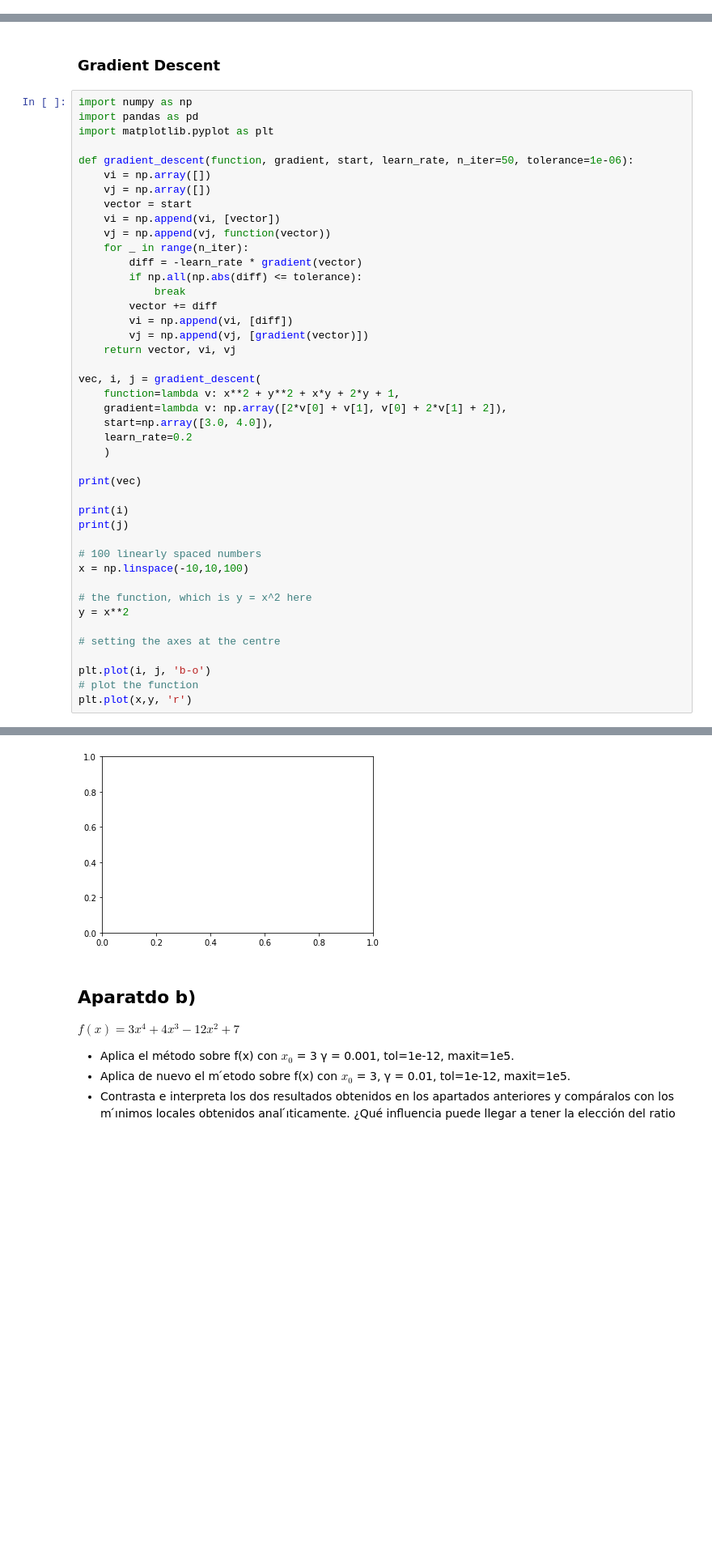
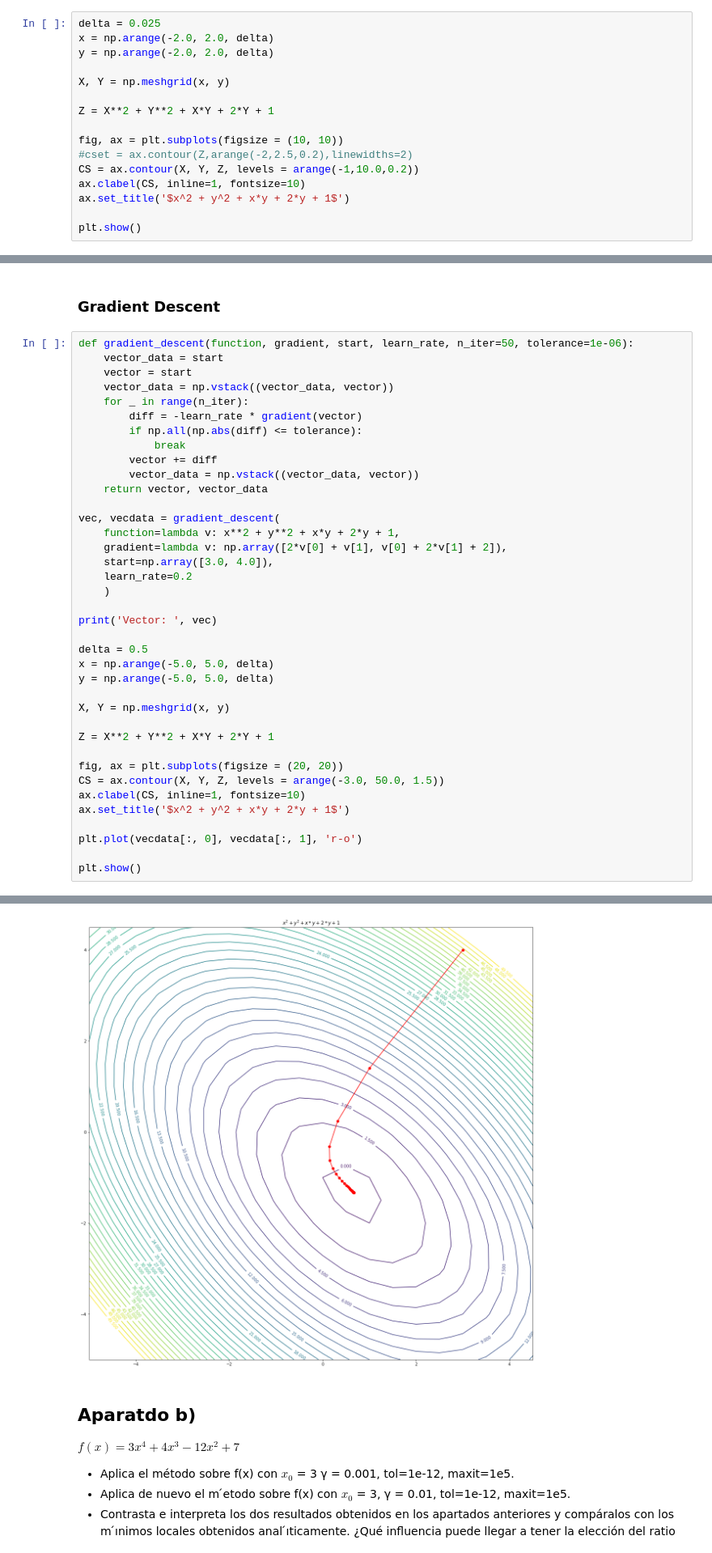
Before and after one commit to GZabalaG/AIMaster, a Jupyter notebook: Math for AI/Ejercicios_evaluables.ipynb, the cells around one changed output, grey strips where cells are left out. Shown at 81% size. Saved outputs shown, nothing was run; the diff lists cells and outputs as text; blank space fills up the shorter version.

```diff
--- a/Math for AI/Ejercicios_evaluables.ipynb
+++ b/Math for AI/Ejercicios_evaluables.ipynb
@@ -271,0 +260,16 @@ plt.show()
+# %%
+delta = 0.025
+x = np.arange(-2.0, 2.0, delta)
+y = np.arange(-2.0, 2.0, delta)
+
+X, Y = np.meshgrid(x, y)
+
+Z = X**2 + Y**2 + X*Y + 2*Y + 1
+
+fig, ax = plt.subplots(figsize = (10, 10))
+#cset = ax.contour(Z,arange(-2,2.5,0.2),linewidths=2)
+CS = ax.contour(X, Y, Z, levels = arange(-1,10.0,0.2))
+ax.clabel(CS, inline=1, fontsize=10)
+ax.set_title('$x^2 + y^2 + x*y + 2*y + 1$')
+
+plt.show()
@@ -272,46 +278,41 @@ plt.show()
 # %% [markdown]
 ### Gradient Descent
 # %%
-import numpy as np
-import pandas as pd
-import matplotlib.pyplot as plt
-
 def gradient_descent(function, gradient, start, learn_rate, n_iter=50, tolerance=1e-06):
-    vi = np.array([])
-    vj = np.array([])
+    vector_data = start
     vector = start
-    vi = np.append(vi, [vector])
-    vj = np.append(vj, function(vector))
+    vector_data = np.vstack((vector_data, vector))
     for _ in range(n_iter):
         diff = -learn_rate * gradient(vector)
         if np.all(np.abs(diff) <= tolerance):
             break
         vector += diff
-        vi = np.append(vi, [diff])
-        vj = np.append(vj, [gradient(vector)])
-    return vector, vi, vj
+        vector_data = np.vstack((vector_data, vector))
+    return vector, vector_data
 
-vec, i, j = gradient_descent(
+vec, vecdata = gradient_descent(
     function=lambda v: x**2 + y**2 + x*y + 2*y + 1,
     gradient=lambda v: np.array([2*v[0] + v[1], v[0] + 2*v[1] + 2]),
     start=np.array([3.0, 4.0]),
     learn_rate=0.2
     )
 
-print(vec)
+print('Vector: ', vec)
 
-print(i)
-print(j)
+delta = 0.5
+x = np.arange(-5.0, 5.0, delta)
+y = np.arange(-5.0, 5.0, delta)
 
-# 100 linearly spaced numbers
-x = np.linspace(-10,10,100)
+X, Y = np.meshgrid(x, y)
 
-# the function, which is y = x^2 here
-y = x**2
+Z = X**2 + Y**2 + X*Y + 2*Y + 1
 
-# setting the axes at the centre
+fig, ax = plt.subplots(figsize = (20, 20))
+CS = ax.contour(X, Y, Z, levels = arange(-3.0, 50.0, 1.5))
+ax.clabel(CS, inline=1, fontsize=10)
+ax.set_title('$x^2 + y^2 + x*y + 2*y + 1$')
 
-plt.plot(i, j, 'b-o')
-# plot the function
-plt.plot(x,y, 'r')
+plt.plot(vecdata[:, 0], vecdata[:, 1], 'r-o')
+
+plt.show()
 # %% [output]
@@ -336,4 +320,4 @@ ValueError: x and y must have same first dimension, but have shapes (102,) and (
-[figure, old version]
+[figure, new version]
 # %% [markdown]
 ## Aparatdo b)
 
```
Also changed, not shown: parts of 8 cells of this notebook.
